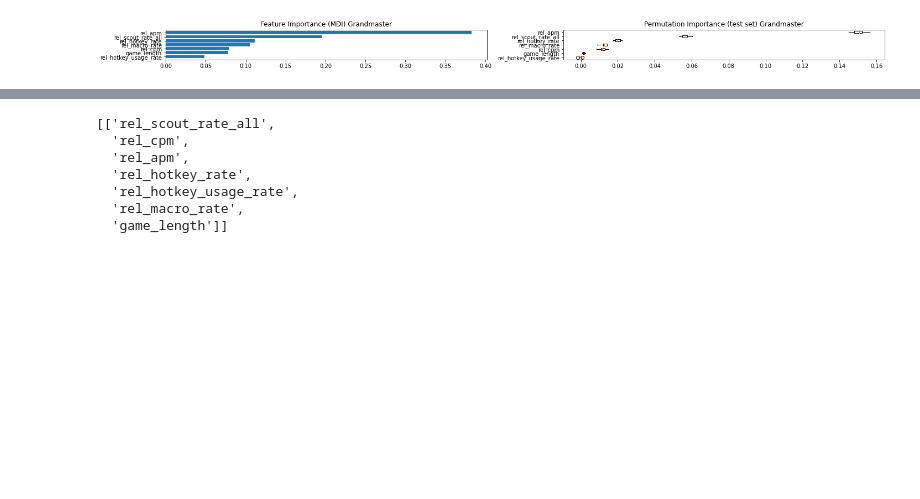
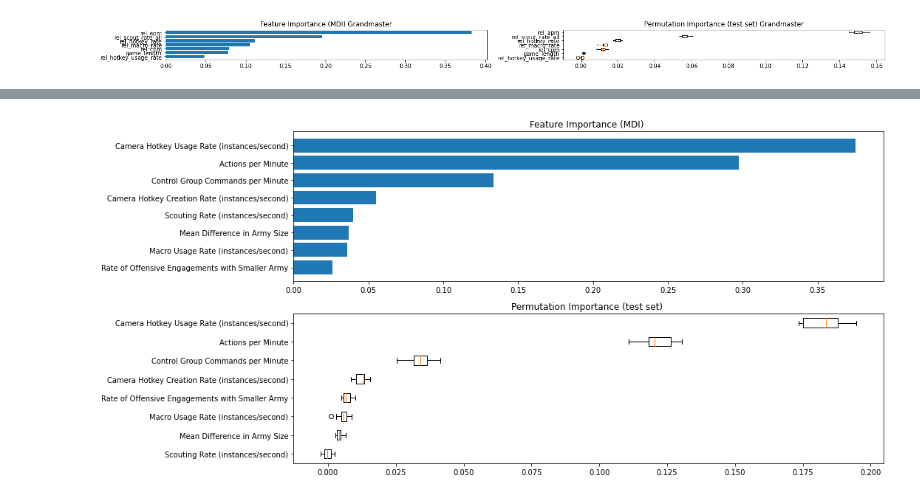
Before and after one commit to awilliambauer/pattern-analysis, a Jupyter notebook: starcraft/prediction_analysis.ipynb, the cells around one changed output, grey strips where cells are left out. Saved outputs shown, nothing was run; the diff lists cells and outputs as text; code cells hidden in the pictures; blank space fills up the shorter version.

```diff
--- a/starcraft/prediction_analysis.ipynb
+++ b/starcraft/prediction_analysis.ipynb
@@ -47,8 +50,8 @@ data_uid_skill["cpm"] = data_uid_skill.apply(lambda r: r['cps']*60, axis = 1)
 data_uid_skill["rel_cpm"] = data_uid_skill.apply(lambda r: r['rel_cps']*60, axis = 1)
 data_uid_skill = data_uid_skill[data_uid_skill['rank'].isin([1, 2, 4, 5, 7])].copy()
 data_uid_skill["skill"] = data_uid_skill.apply(lambda r: skill_lookup[r['rank']], axis = 1)
-# data_uid_skill = data_uid_skill.groupby(["uid", "skill", "win"], as_index = False).mean()
-data_uid_skill = data_uid_skill.groupby('skill', as_index = False).apply(lambda r: r.sample(n = 5000))
+data_uid_skill = data_uid_skill.groupby(["uid", "skill"], as_index = False).mean()
+data_uid_skill = data_uid_skill.groupby('skill', as_index = False).apply(lambda r: r.sample(n = 1800))
 # %%
 # RANK
 data_uid_rank = pd.read_csv("all_stats_skill.csv")
@@ -71,3 +65,24 @@ Index(['uid', 'skill', 'race', 'win', 'rank', 'scout_freq', 'scout_rel_freq',
+# %%
+labels_win = {
+    'rel_scout_rate_all': 'Relative Scouting Rate (instances/second)',
+    'rel_cpm': 'Relative Control Group Commands per Minute',
+    'rel_apm': 'Relative Actions per Minute',
+    'rel_hotkey_rate': 'Relative Camera Hotkey Creation Rate (instances/second)',
+    'rel_hotkey_usage_rate': 'Relative Hotkey Camera Usage Rate (instances/second)',
+    'rel_macro_rate': 'Relative Macro Usage Rate (instances/second)',
+    'game_length': 'Game Length (seconds)'
+}
+
+labels_skill = {
+    'scout_rate_all': 'Scouting Rate (instances/second)',
+    'apm': 'Actions per Minute',
+    'cpm': 'Control Group Commands per Minute',
+    'macro_rate': 'Macro Usage Rate (instances/second)',
+    'hotkey_rate': 'Camera Hotkey Creation Rate (instances/second)',
+    'hotkey_usage_rate': 'Camera Hotkey Usage Rate (instances/second)',
+    'abs_rel_total_army': 'Mean Difference in Army Size',
+    'offense_lower_army_rate': 'Rate of Offensive Engagements with Smaller Army'
+}
 # %%
 def mean_2darray(arr_list):
     res = arr_list[0]
@@ -193,3 +211,6 @@ predictors_skill = ['scout_rate_all', 'apm',
                     'abs_rel_total_army', 'offense_lower_army_rate']
 predictors_powerset_skill = list(powerset(predictors_skill))
 predictors_powerset_skill.pop(0)
+predictors_powerset_skill_short = [predictors_powerset_skill[len(predictors_powerset_skill) - 1],
+                                  predictors_powerset_skill[1], predictors_powerset_skill[3],
+                                  predictors_powerset_skill[31]]
@@ -199,11 +218,12 @@ predictors_powerset_skill.pop(0)
 # Skill
 grid_quick = {"loss": ["deviance"], "max_depth": [5],
        "n_estimators": [500], "n_iter_no_change": [100],
-       "learning_rate": [0.01], "subsample": [0.5]}
+       "learning_rate": [0.01], "subsample": [0.5], "random_state": [1]}
 res_skill = []
 with Pool(15) as pool:
-    var_imp, perm_imp, predictors = predict(data_uid_skill, [GradientBoostingClassifier],
-                                            predictors_powerset_skill[len(predictors_powerset_skill) - 1:],
-                                            ['skill'], ParameterGrid(grid_quick), pool)
-    res_skill.append((var_imp, perm_imp, predictors))
+    for predictors in predictors_powerset_skill_short:
+        var_imp, perm_imp, predictors = predict(data_uid_skill, GradientBoostingClassifier,
+                                                predictors,
+                                                ['skill'], ParameterGrid(grid_quick), pool)
+        res_skill.append((var_imp, perm_imp, predictors))
 # %% [output]
@@ -306,10 +323,5 @@ multiclass
-# %%
-predictors_powerset_win[len(predictors_powerset_win) - 1:]
-# %% [output]
-[['rel_scout_rate_all',
-  'rel_cpm',
-  'rel_apm',
-  'rel_hotkey_rate',
-  'rel_hotkey_usage_rate',
-  'rel_macro_rate',
-  'game_length']]
+# %%
+# skill prediction all data
+plot_features_importance(res_skill[0:1], skill = True)
+# %% [output]
+[figure, added]
```
Also changed, not shown: parts of 15 cells of this notebook, 8 other files.
